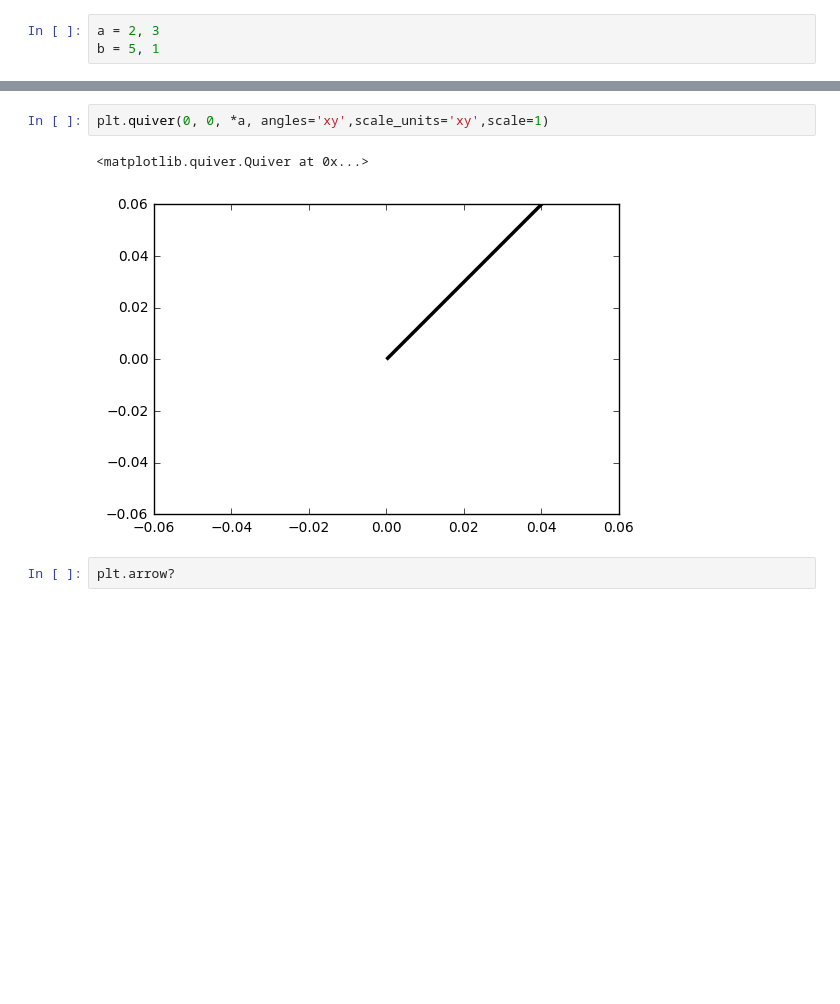
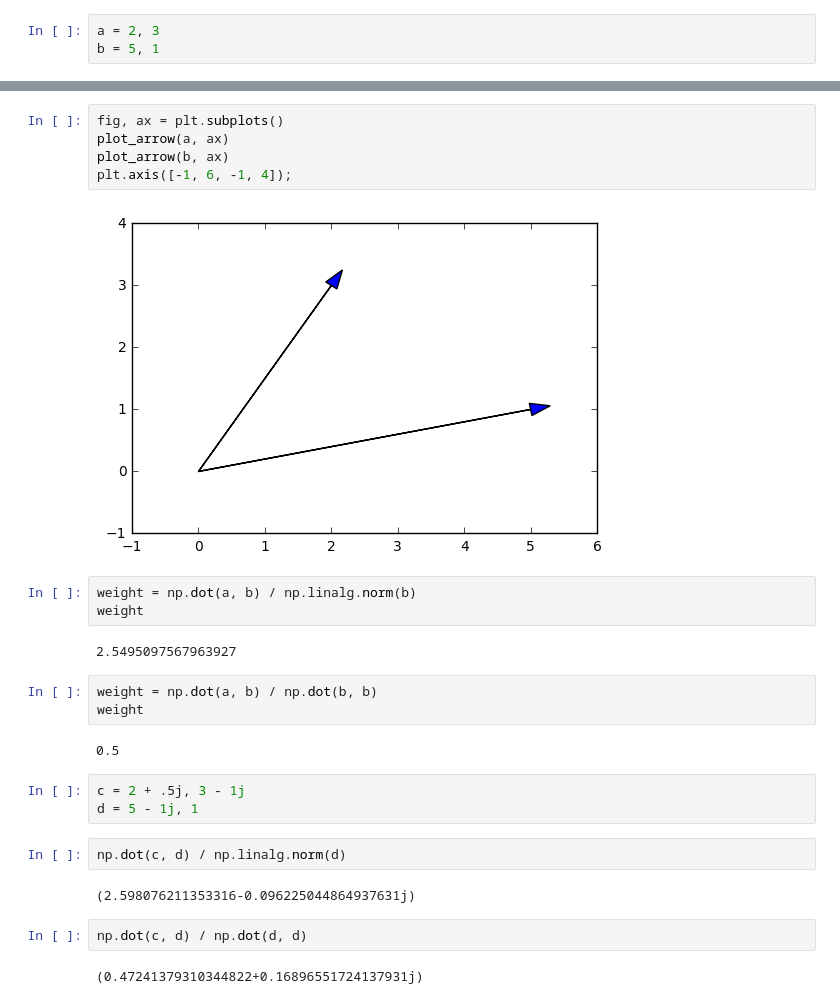
Before and after one commit to AmirHussein96/python-audio, a Jupyter notebook: signal-processing/projection.ipynb, the cells around one changed output, grey strips where cells are left out. Drawn from its saved outputs; the diff is of its cells as text; blank space fills up the shorter version.

```diff
--- a/signal-processing/projection.ipynb
+++ b/signal-processing/projection.ipynb
@@ -21,7 +27,28 @@ plt.axis([-1, 6, -1, 4])
-# %%
-plt.quiver(0, 0, *a, angles='xy',scale_units='xy',scale=1)
-# %% [output]
-<matplotlib.quiver.Quiver at 0x...>
-[figure, removed]
-# %%
-plt.arrow?
+# %%
+fig, ax = plt.subplots()
+plot_arrow(a, ax)
+plot_arrow(b, ax)
+plt.axis([-1, 6, -1, 4]);
+# %% [output]
+[figure, added]
+# %%
+weight = np.dot(a, b) / np.linalg.norm(b)
+weight
+# %% [output]
+2.5495097567963927
+# %%
+weight = np.dot(a, b) / np.dot(b, b)
+weight
+# %% [output]
+0.5
+# %%
+c = 2 + .5j, 3 - 1j
+d = 5 - 1j, 1
+# %%
+np.dot(c, d) / np.linalg.norm(d)
+# %% [output]
+(2.598076211353316-0.096225044864937631j)
+# %%
+np.dot(c, d) / np.dot(d, d)
+# %% [output]
+(0.47241379310344822+0.16896551724137931j)
```
Also changed, not shown: parts of 9 cells of this notebook.
